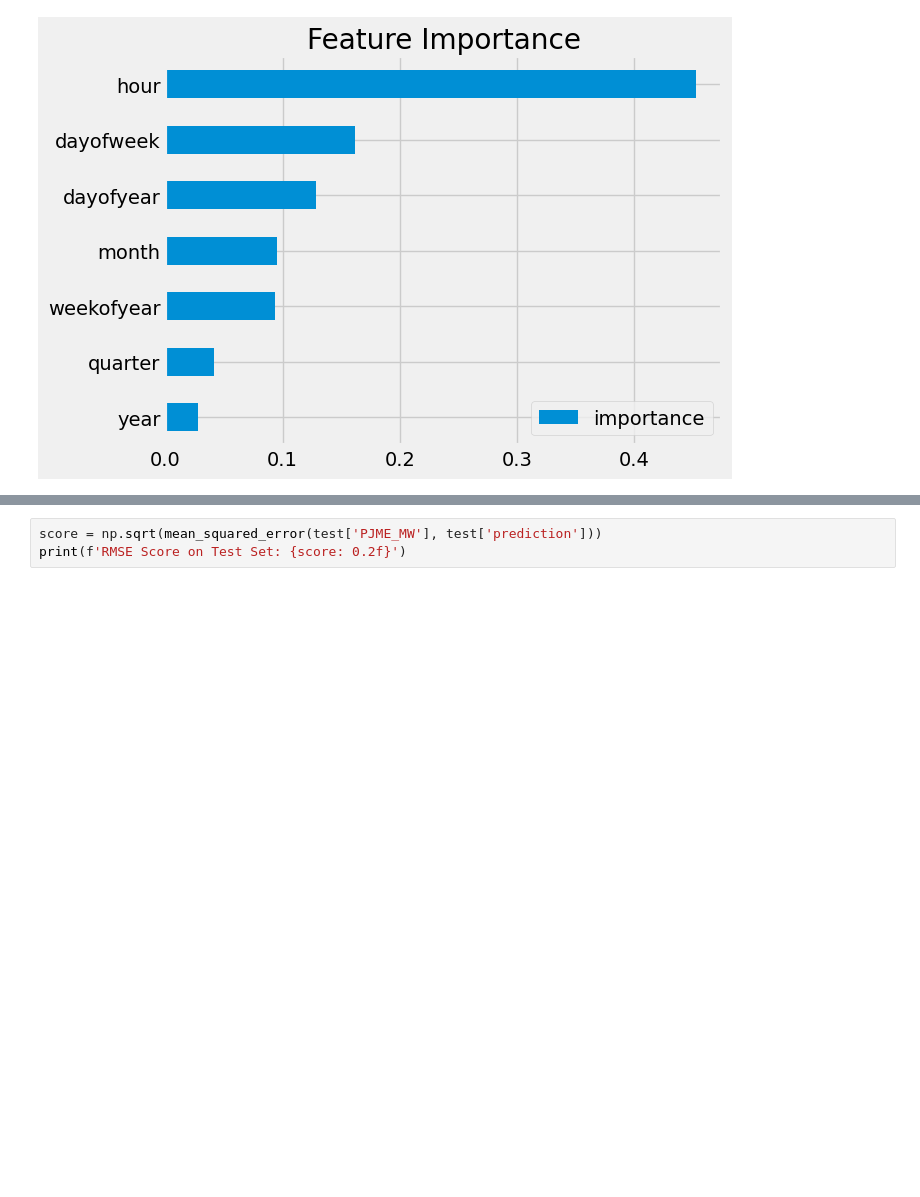
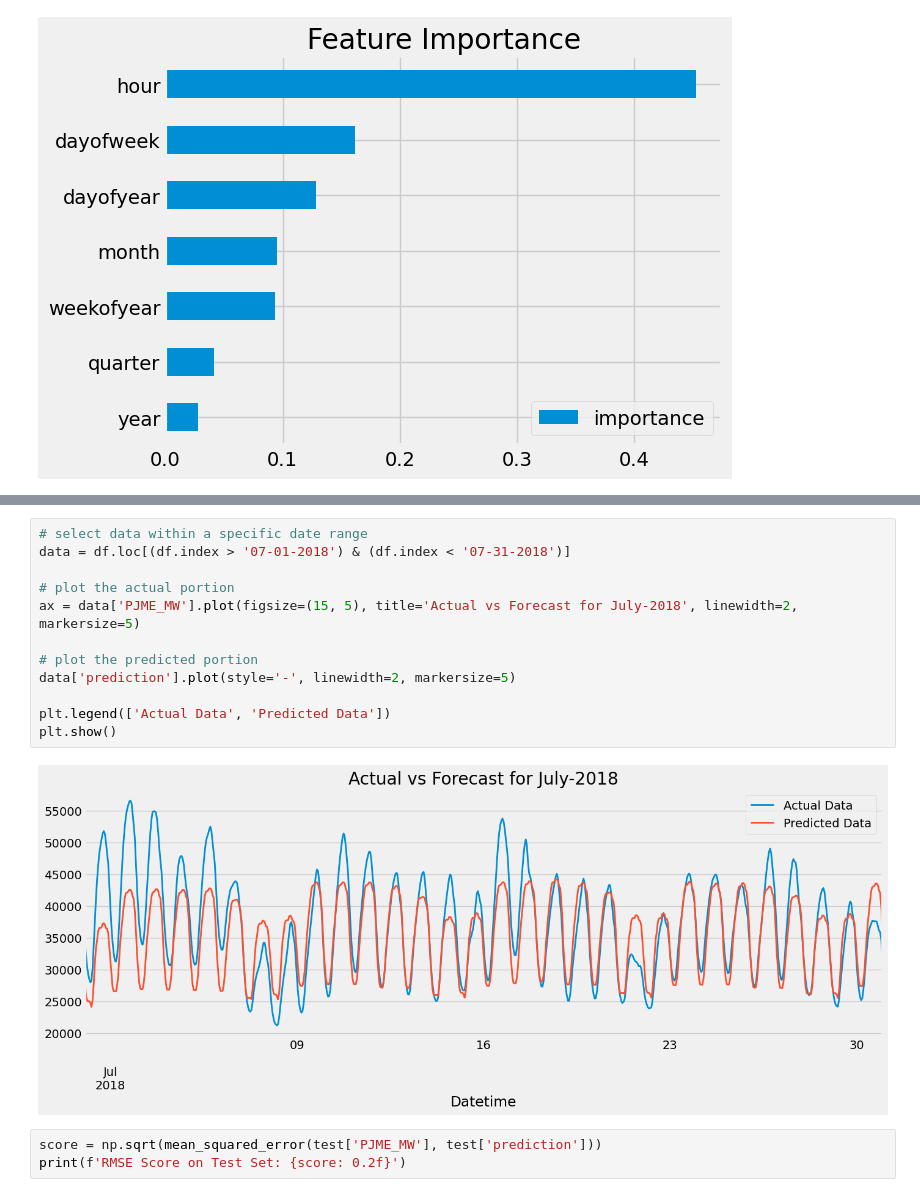
Before and after one commit to sambuddharay/time-series-xgb-regressor, a Jupyter notebook: Time_series_with_XGBoost.ipynb, the cells around one changed output, grey strips where cells are left out. Drawn from its saved outputs; the diff is of its cells as text; blank space fills up the shorter version.

```diff
--- a/Time_series_with_XGBoost.ipynb
+++ b/Time_series_with_XGBoost.ipynb
@@ -295,3 +298,17 @@ plt.show()
+# %%
+# select data within a specific date range
+data = df.loc[(df.index > '07-01-2018') & (df.index < '07-31-2018')]
+
+# plot the actual portion
+ax = data['PJME_MW'].plot(figsize=(15, 5), title='Actual vs Forecast for July-2018', linewidth=2, markersize=5)
+
+# plot the predicted portion
+data['prediction'].plot(style='-', linewidth=2, markersize=5)
+
+plt.legend(['Actual Data', 'Predicted Data'])
+plt.show()
+# %% [output]
+[figure, added]
 # %%
 score = np.sqrt(mean_squared_error(test['PJME_MW'], test['prediction']))
 print(f'RMSE Score on Test Set: {score: 0.2f}')
```
Also changed, not shown: parts of 5 cells of this notebook.
